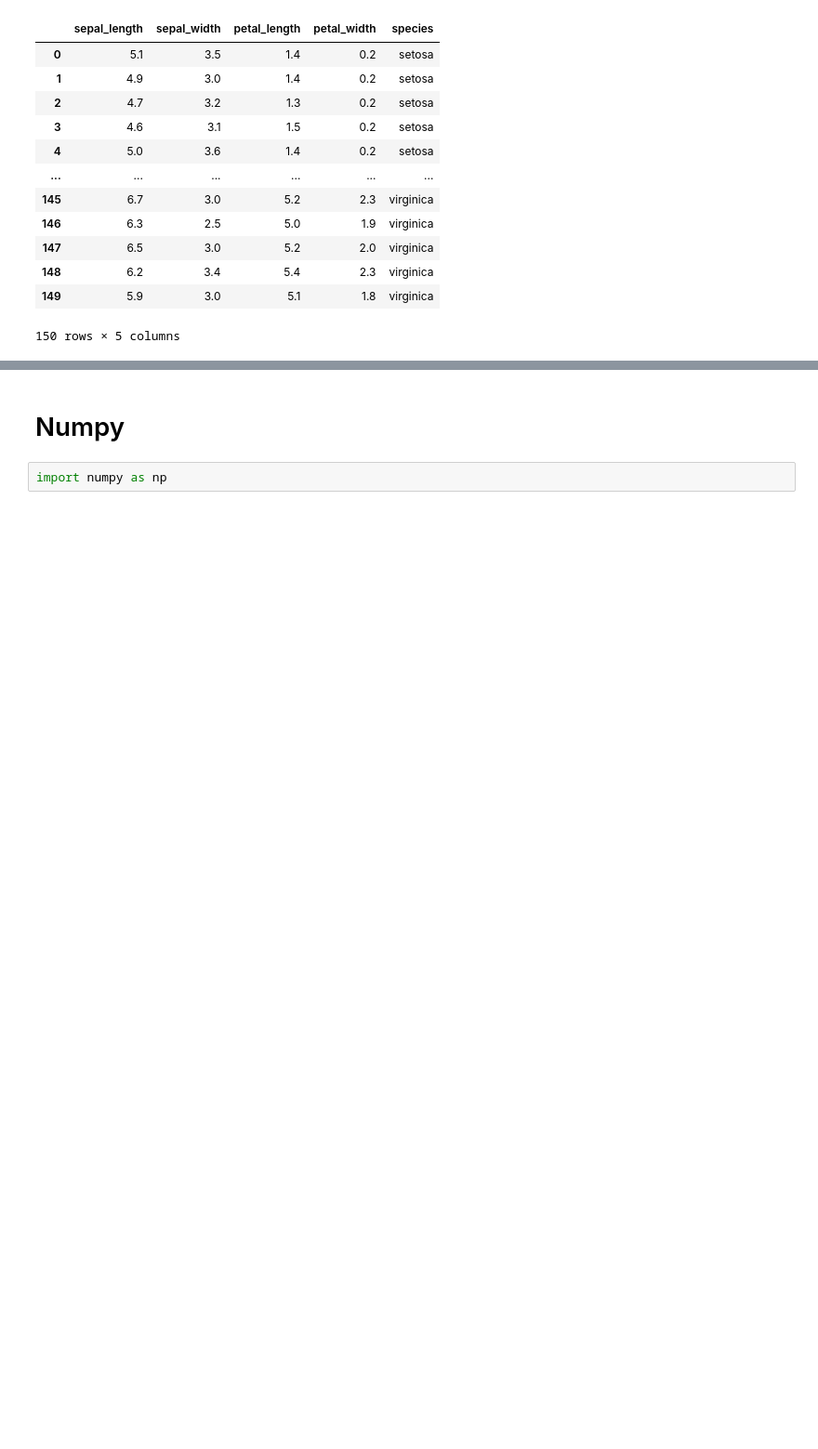
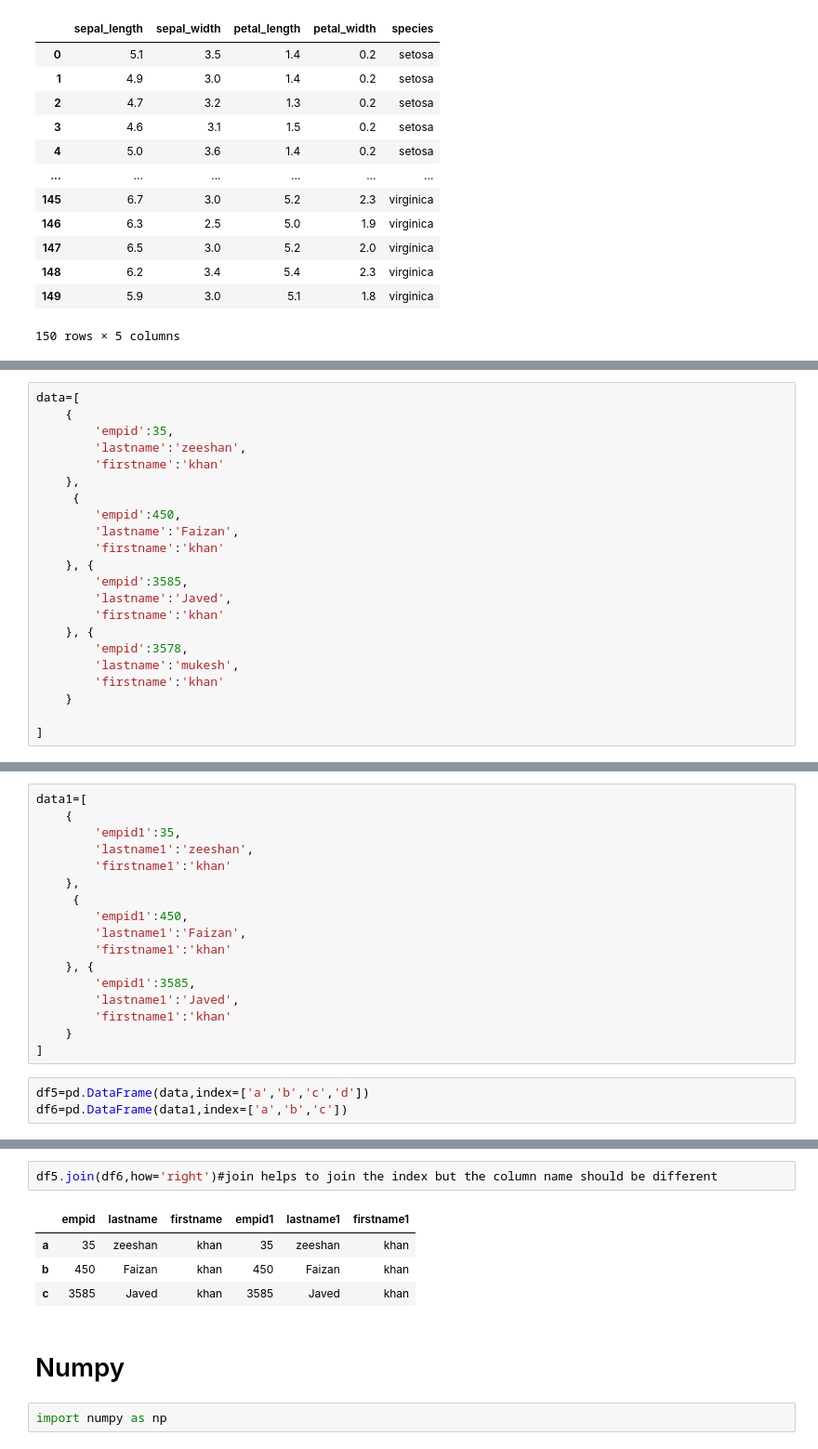
Before and after one commit to Zeeshankhan29/Database, a Jupyter notebook: Knowledge share.ipynb, the cells around one changed output, grey strips where cells are left out. Shown at 93% size. Saved outputs shown, nothing was run; the diff lists cells and outputs as text; blank space fills up the shorter version.

```diff
--- a/Knowledge share.ipynb
+++ b/Knowledge share.ipynb
@@ -1052,0 +1247,22 @@ df4
+# %%
+data=[
+    {
+        'empid':35,
+        'lastname':'zeeshan',
+        'firstname':'khan'
+    },
+     {
+        'empid':450,
+        'lastname':'Faizan',
+        'firstname':'khan'
+    }, {
+        'empid':3585,
+        'lastname':'Javed',
+        'firstname':'khan'
+    }, {
+        'empid':3578,
+        'lastname':'mukesh',
+        'firstname':'khan'
+    }
+
+]
@@ -1052,0 +1276,20 @@ df4
+# %%
+data1=[
+    {
+        'empid1':35,
+        'lastname1':'zeeshan',
+        'firstname1':'khan'
+    },
+     {
+        'empid1':450,
+        'lastname1':'Faizan',
+        'firstname1':'khan'
+    }, {
+        'empid1':3585,
+        'lastname1':'Javed',
+        'firstname1':'khan'
+    }
+]
+# %%
+df5=pd.DataFrame(data,index=['a','b','c','d'])
+df6=pd.DataFrame(data1,index=['a','b','c'])
@@ -1053,3 +1311,10 @@ df4
+# %%
+df5.join(df6,how='right')#join helps to join the index but the column name should be different
+# %% [output]
+|  | empid | lastname | firstname | empid1 | lastname1 | firstname1 |
+| a | 35 | zeeshan | khan | 35 | zeeshan | khan |
+| b | 450 | Faizan | khan | 450 | Faizan | khan |
+| c | 3585 | Javed | khan | 3585 | Javed | khan |
 # %% [markdown]
 # Numpy
 # %%
```
Also changed, not shown: parts of 60 cells of this notebook, 11 other files.
